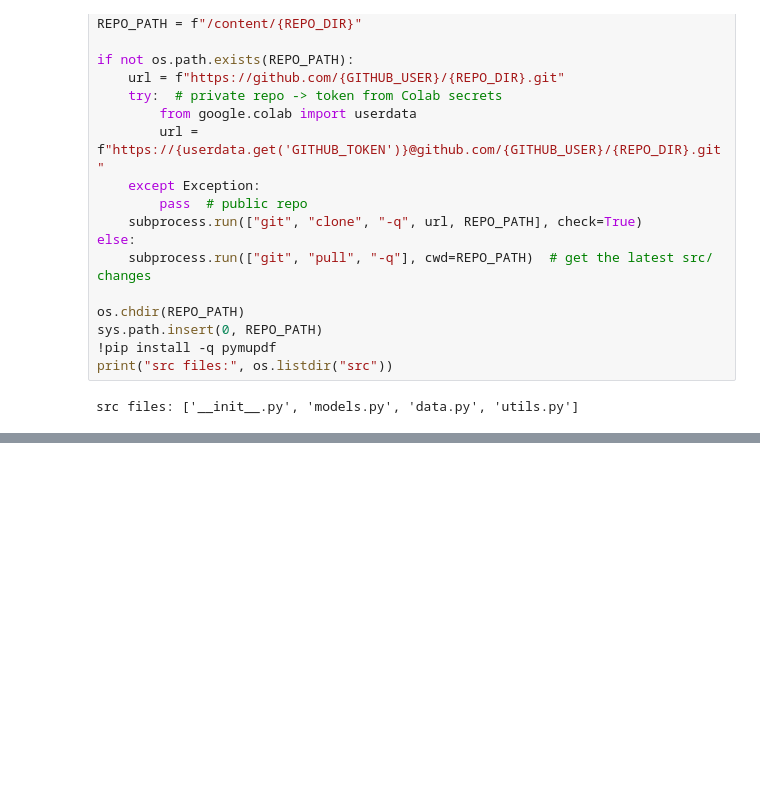
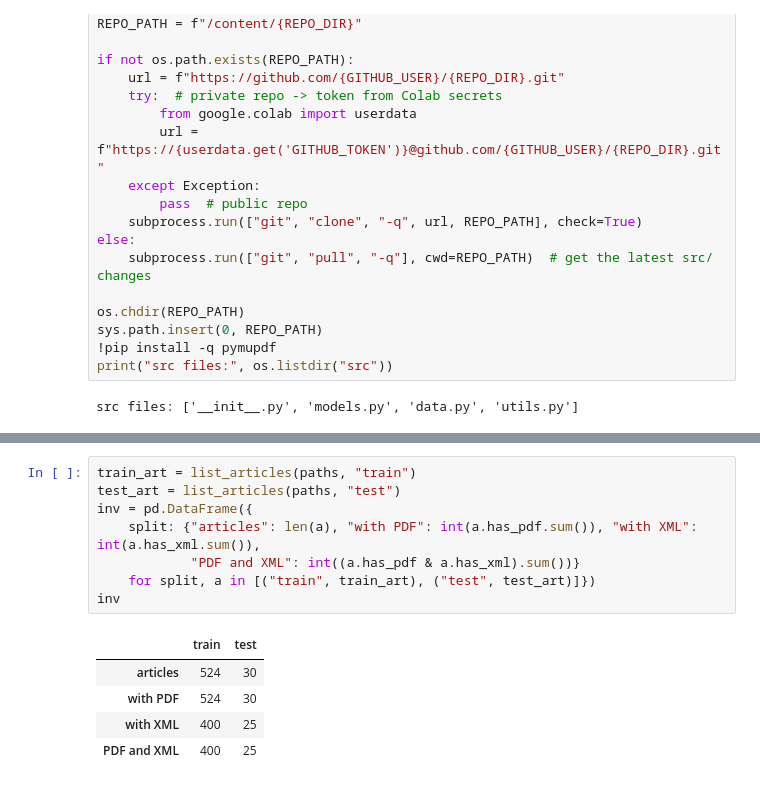
Before and after one commit to ummugulsumciftci/GROUP30_CENG313, a Jupyter notebook: assignment1_eda_baseline.ipynb, the cells around one changed output, grey strips where cells are left out. Drawn from its saved outputs; the diff is of its cells as text; blank space fills up the shorter version.

```diff
--- a/assignment1_eda_baseline.ipynb
+++ b/assignment1_eda_baseline.ipynb
@@ -26,0 +69,14 @@ src files: ['__init__.py', 'models.py', 'data.py', 'utils.py']
+# %%
+train_art = list_articles(paths, "train")
+test_art = list_articles(paths, "test")
+inv = pd.DataFrame({
+    split: {"articles": len(a), "with PDF": int(a.has_pdf.sum()), "with XML": int(a.has_xml.sum()),
+            "PDF and XML": int((a.has_pdf & a.has_xml).sum())}
+    for split, a in [("train", train_art), ("test", test_art)]})
+inv
+# %% [output]
+|  | train | test |
+| articles | 524 | 30 |
+| with PDF | 524 | 30 |
+| with XML | 400 | 25 |
+| PDF and XML | 400 | 25 |
```
Also changed, not shown: parts of 5 cells of this notebook.
